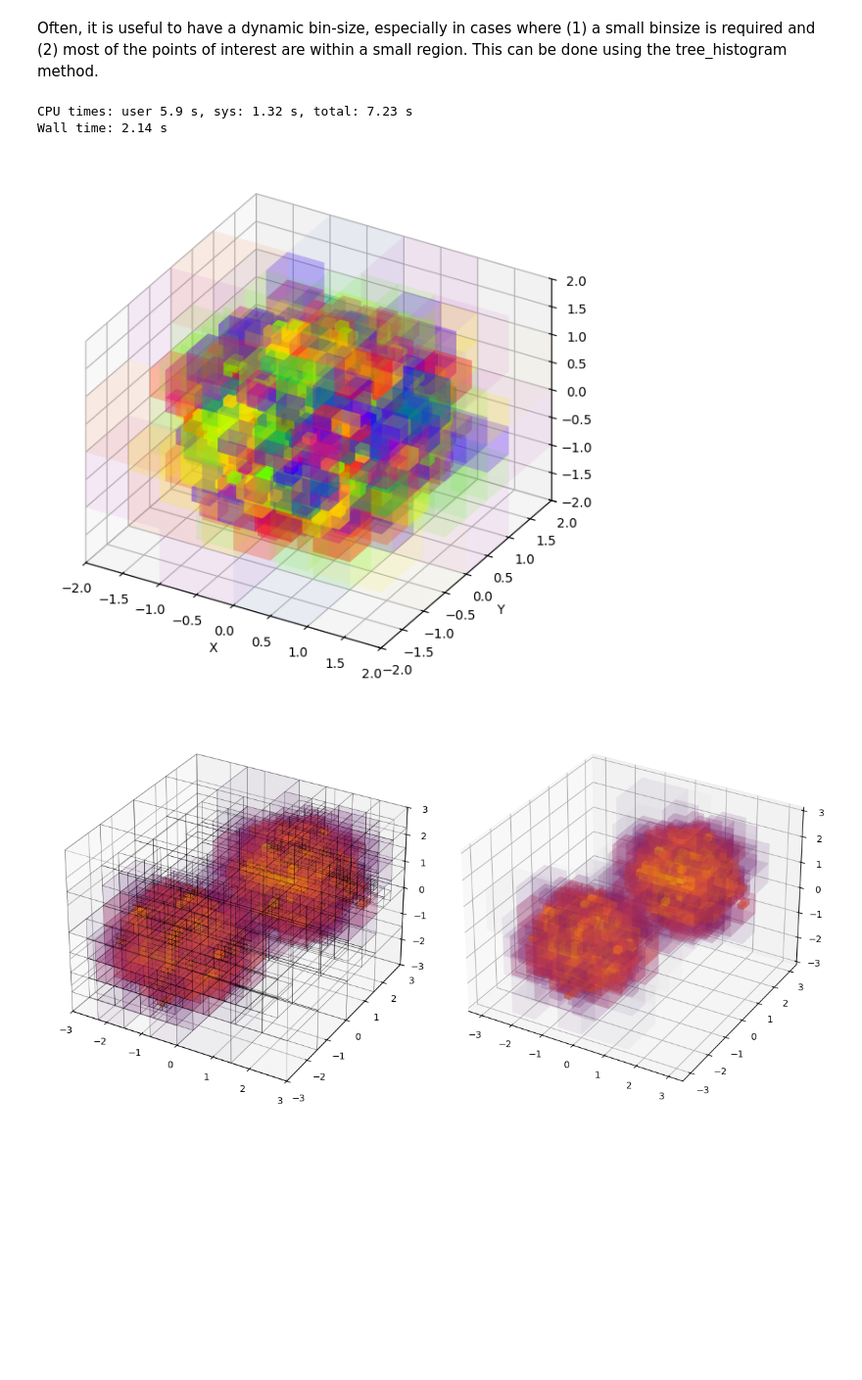
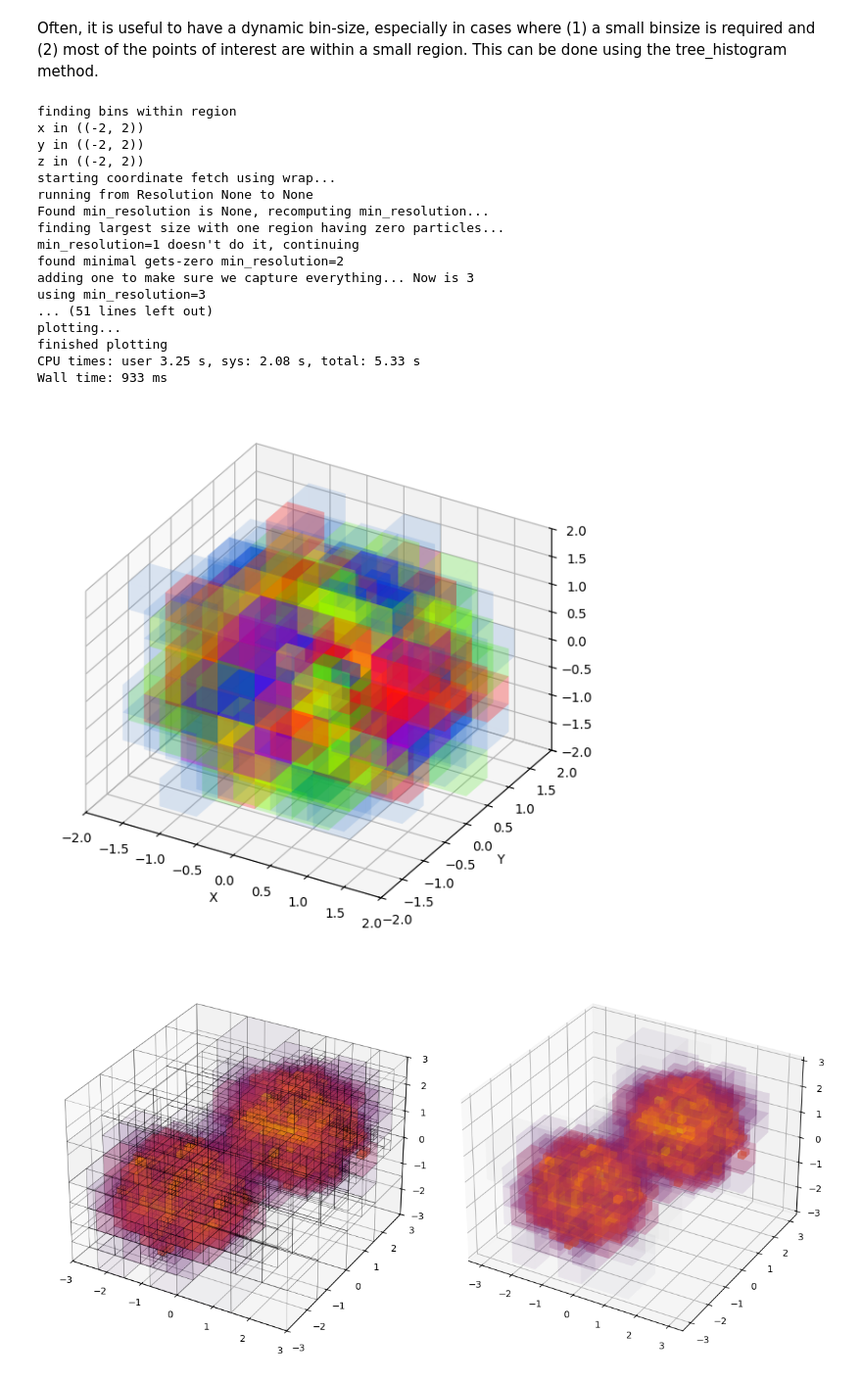
Before and after one commit to benmckcohen/cplt3d, a Jupyter notebook: Examples/Gaussian/Gaussian.ipynb, the cells around one changed output. Shown at 98% size. Drawn from its saved outputs; the diff is of its cells as text; code cells hidden in the pictures; blank space fills up the shorter version.

Commit message:
Updated to generate min and max resolution automatically

```diff
--- a/Examples/Gaussian/Gaussian.ipynb
+++ b/Examples/Gaussian/Gaussian.ipynb
@@ -132,33 +132,48 @@ from cplt3d.generator_funcs import tree_histogram
 # %%
 %%time
 from matplotlib.colors import LogNorm
 fig = plt.figure(figsize = (6,6))
 ax = fig.add_subplot(projection = '3d')
 # we need to patch what happens between levels. i.e we need to generate the lower levels for all of the relevant bins and then pass THAT POPULATION into the bool_map generation scheme.
 cmap = colormaps.get_cmap('prism')
 use_cmap = cmap(np.arange(cmap.N))
 use_cmap[:,-1] = np.linspace(0,1,cmap.N)**2
 use_cmap = colors.ListedColormap(use_cmap)
 d = 2
 poly = tree_histogram(ax,pts_samples,GAUSSIAN_samples,cmap = use_cmap,
-               filled=None,verbose = False,
+               filled=None,verbose = True,
                _range = [[-d,d],[-d,d],[-d,d]],
-               min_resolution = 1,max_resolution = 5,
+               min_resolution = None,max_resolution = None,
                vmin = 1,norm = LogNorm)
 
 ax.set_xlabel("X")
 ax.set_ylabel("Y")
 ax.set_zlabel("Z")
 ax.set_xlim(-d,d)
 ax.set_ylim(-d,d)
 ax.set_zlim(-d,d)
 ax.set_proj_type('ortho')
 fig.tight_layout()
 fig.savefig('Images/5_Histogram-Tree Gaussian.png',dpi = 500)
 # %% [output]
-CPU times: user 5.9 s, sys: 1.32 s, total: 7.23 s
-Wall time: 2.14 s
+finding bins within region
+x in ((-2, 2))
+y in ((-2, 2))
+z in ((-2, 2))
+starting coordinate fetch using wrap...
+running from Resolution None to None
+Found min_resolution is None, recomputing min_resolution...
+finding largest size with one region having zero particles...
+min_resolution=1 doesn't do it, continuing
+found minimal gets-zero min_resolution=2
+adding one to make sure we capture everything... Now is 3
+using min_resolution=3
+... (51 lines left out)
+plotting...
+finished plotting
+CPU times: user 3.25 s, sys: 2.08 s, total: 5.33 s
+Wall time: 933 ms
-[figure, old version]
+[figure, new version]
 # %%
 from matplotlib.colors import LogNorm
 fig = plt.figure(figsize = (6*2,6))
```
Also changed, not shown: parts of 2 cells of this notebook, 4 other files.
